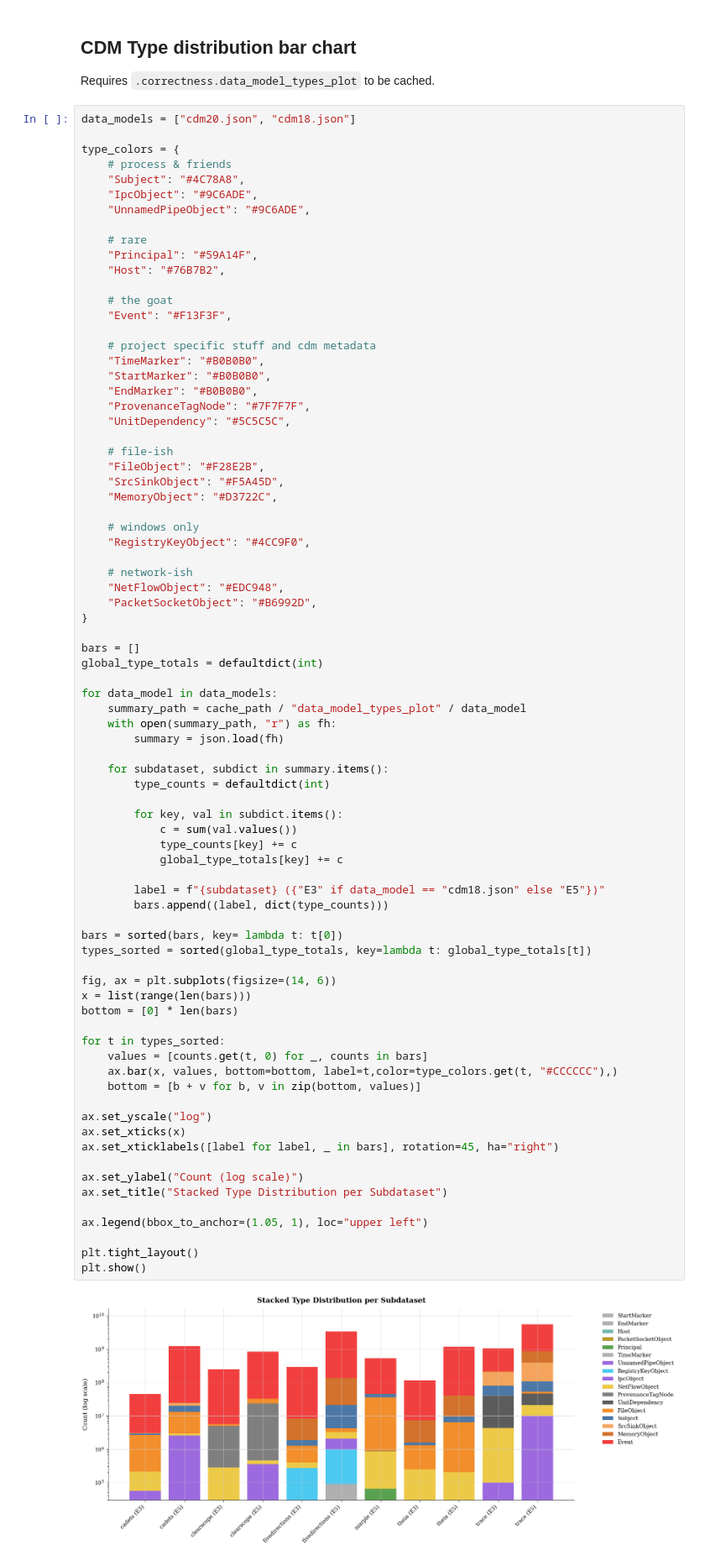
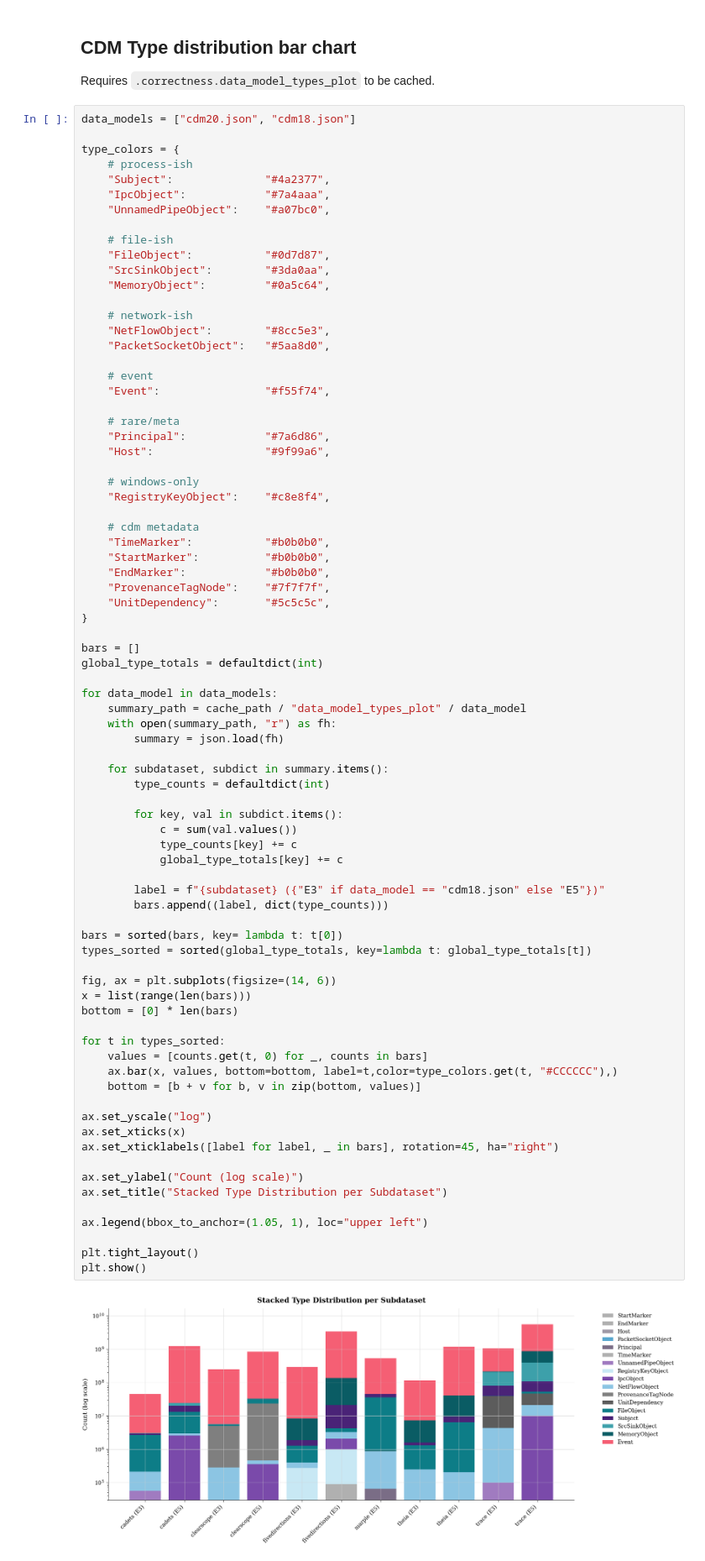
Before and after one commit to phSOLAIRE/provenance-benchmark-explorer, a Jupyter notebook: notebooks/secondary_plots.ipynb, the cells around one changed output. Shown at 84% size. Saved outputs shown, nothing was run; the diff lists cells and outputs as text.

Commit message:
smoother colors and attack coverage plot

```diff
--- a/notebooks/secondary_plots.ipynb
+++ b/notebooks/secondary_plots.ipynb
@@ -21,36 +25,36 @@ Requires `.correctness.data_model_types_plot` to be cached.
 data_models = ["cdm20.json", "cdm18.json"]
 
 type_colors = {
-    # process & friends
-    "Subject": "#4C78A8",
-    "IpcObject": "#9C6ADE",
-    "UnnamedPipeObject": "#9C6ADE",
-
-    # rare
-    "Principal": "#59A14F",
-    "Host": "#76B7B2",
-
-    # the goat
-    "Event": "#F13F3F",
-
-    # project specific stuff and cdm metadata
-    "TimeMarker": "#B0B0B0",
-    "StartMarker": "#B0B0B0",
-    "EndMarker": "#B0B0B0",
-    "ProvenanceTagNode": "#7F7F7F",
-    "UnitDependency": "#5C5C5C",
+    # process-ish
+    "Subject":              "#4a2377",
+    "IpcObject":            "#7a4aaa",
+    "UnnamedPipeObject":    "#a07bc0",
 
     # file-ish
-    "FileObject": "#F28E2B",
-    "SrcSinkObject": "#F5A45D",
-    "MemoryObject": "#D3722C",
-
-    # windows only
-    "RegistryKeyObject": "#4CC9F0",
+    "FileObject":           "#0d7d87",
+    "SrcSinkObject":        "#3da0aa",
+    "MemoryObject":         "#0a5c64",
 
     # network-ish
-    "NetFlowObject": "#EDC948",
-    "PacketSocketObject": "#B6992D",
+    "NetFlowObject":        "#8cc5e3",
+    "PacketSocketObject":   "#5aa8d0",
+
+    # event
+    "Event":                "#f55f74",
+
+    # rare/meta
+    "Principal":            "#7a6d86",
+    "Host":                 "#9f99a6",
+
+    # windows-only
+    "RegistryKeyObject":    "#c8e8f4",
+
+    # cdm metadata
+    "TimeMarker":           "#b0b0b0",
+    "StartMarker":          "#b0b0b0",
+    "EndMarker":            "#b0b0b0",
+    "ProvenanceTagNode":    "#7f7f7f",
+    "UnitDependency":       "#5c5c5c",
 }
 
 bars = []
@@ -69,31 +73,31 @@ for data_model in data_models:
             type_counts[key] += c
             global_type_totals[key] += c
 
         label = f"{subdataset} ({"E3" if data_model == "cdm18.json" else "E5"})"
         bars.append((label, dict(type_counts)))
 
 bars = sorted(bars, key= lambda t: t[0])
 types_sorted = sorted(global_type_totals, key=lambda t: global_type_totals[t])
 
 fig, ax = plt.subplots(figsize=(14, 6))
 x = list(range(len(bars)))
 bottom = [0] * len(bars)
 
 for t in types_sorted:
     values = [counts.get(t, 0) for _, counts in bars]
     ax.bar(x, values, bottom=bottom, label=t,color=type_colors.get(t, "#CCCCCC"),)
     bottom = [b + v for b, v in zip(bottom, values)]
 
 ax.set_yscale("log")
 ax.set_xticks(x)
 ax.set_xticklabels([label for label, _ in bars], rotation=45, ha="right")
 
 ax.set_ylabel("Count (log scale)")
 ax.set_title("Stacked Type Distribution per Subdataset")
 
 ax.legend(bbox_to_anchor=(1.05, 1), loc="upper left")
 
 plt.tight_layout()
 plt.show()
 # %% [output]
-[figure, old version]
+[figure, new version]
```
Also changed, not shown: parts of 3 cells of this notebook, 1 other file.
